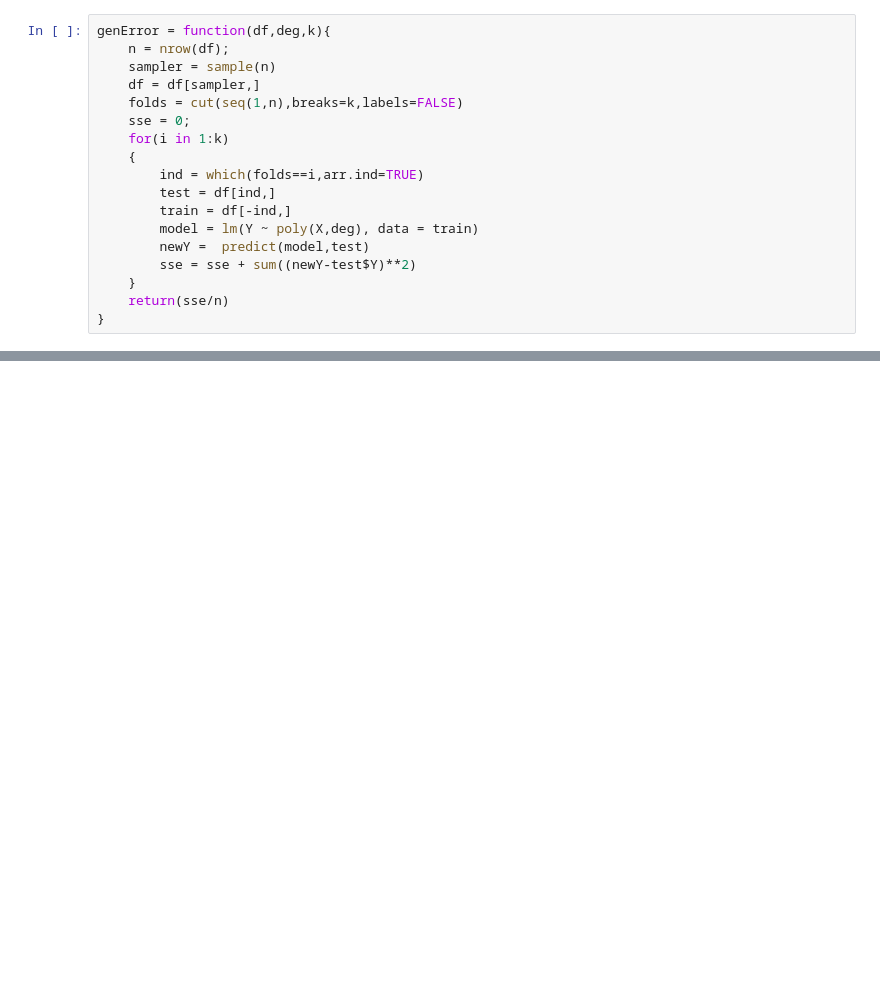
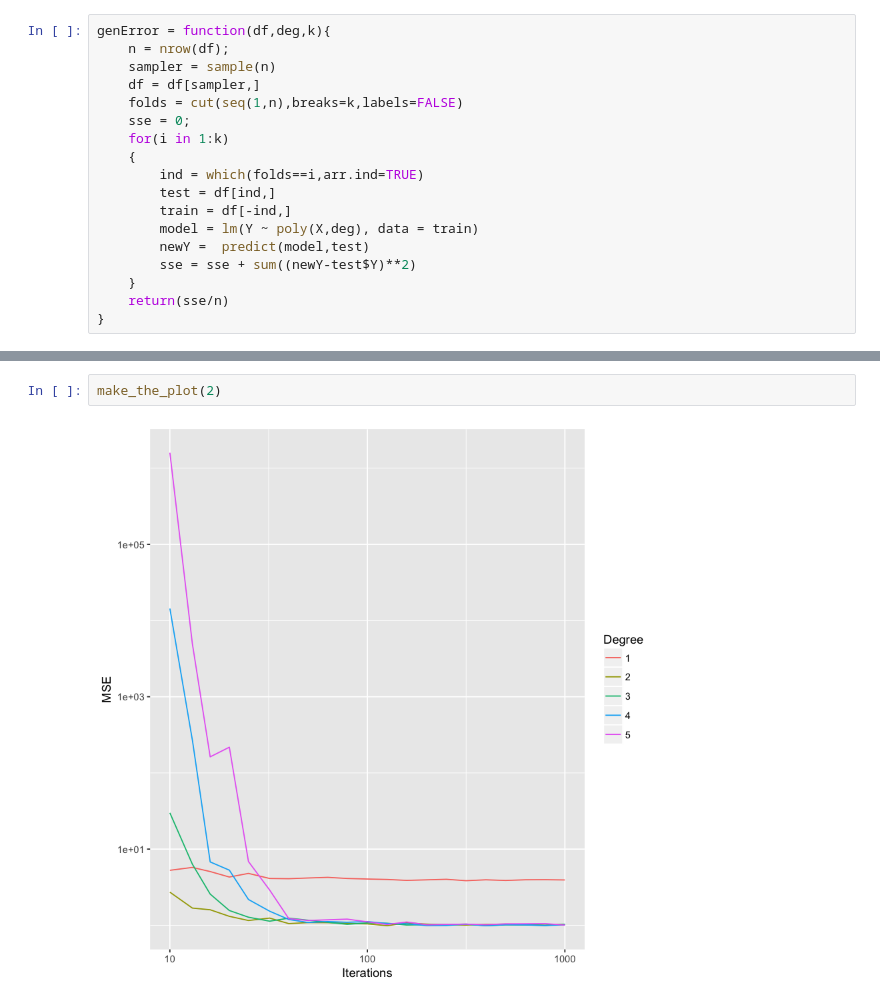
Before and after one commit to jaumededios/UCLA-S201B, a Jupyter notebook: 3/Pset3.ipynb, the cells around one changed output, grey strips where cells are left out. Drawn from its saved outputs; the diff is of its cells as text; blank space fills up the shorter version.

```diff
--- a/3/Pset3.ipynb
+++ b/3/Pset3.ipynb
@@ -485,0 +560,4 @@ for(i in 1:4) make_the_plot(i)
+# %%
+make_the_plot(2)
+# %% [output]
+[figure, added]
```
Also changed, not shown: parts of 15 cells of this notebook.
